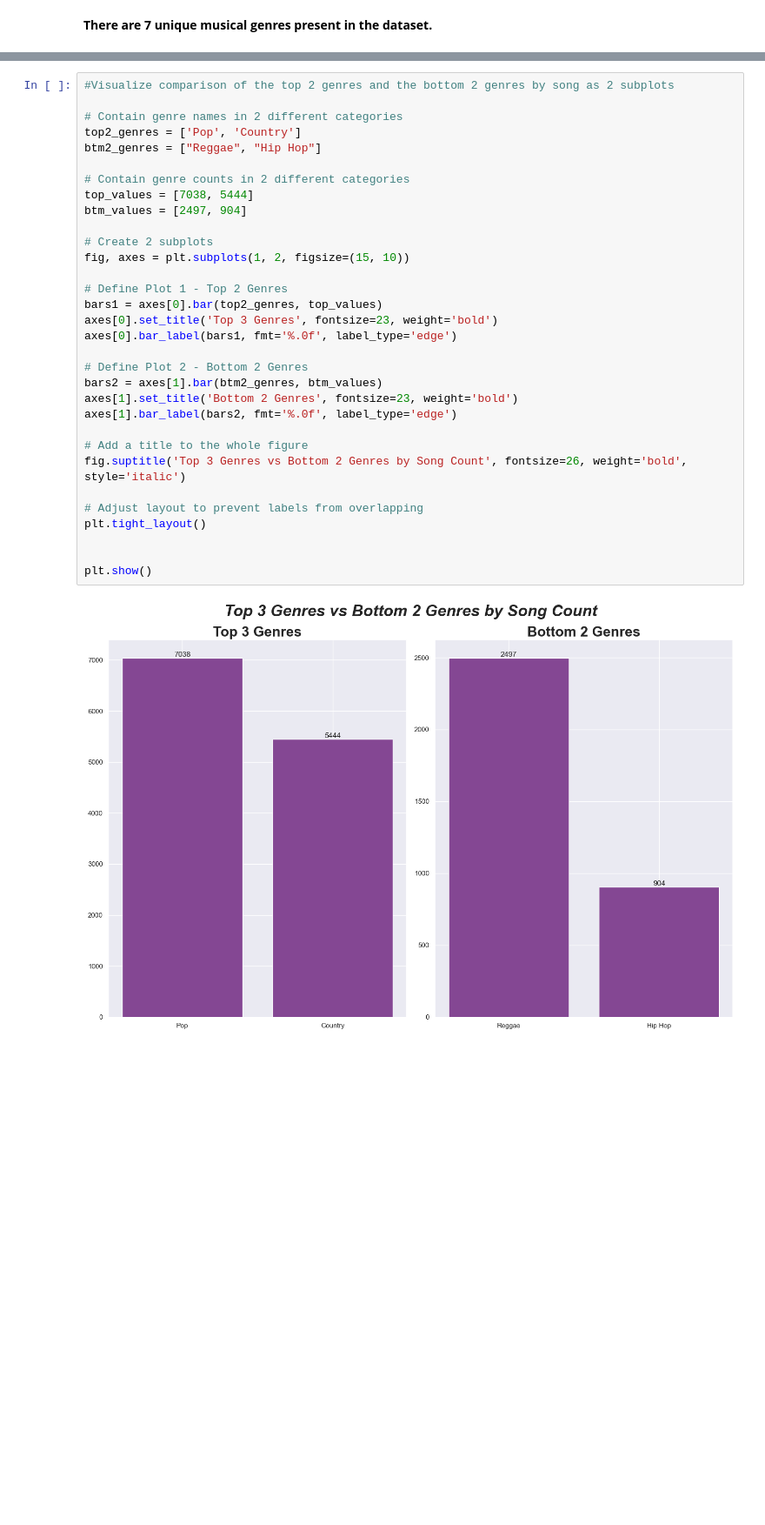
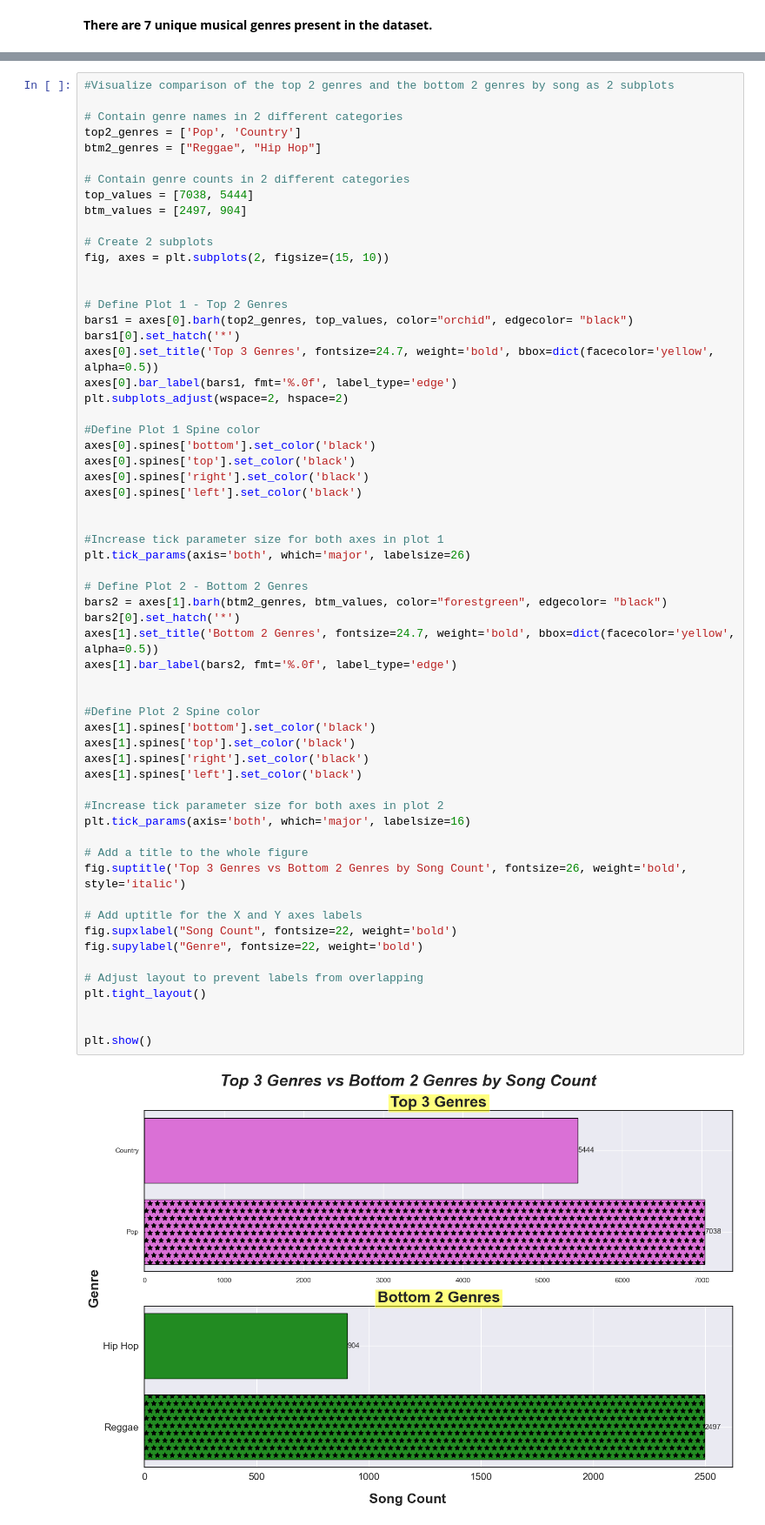
Before and after one commit to thetechleila/Music-Recommendation-Algorithm, a Jupyter notebook: EDA_music.ipynb, the cells around one changed output, grey strips where cells are left out. Shown at 87% size. Drawn from its saved outputs; the diff is of its cells as text; blank space fills up the shorter version.

Commit message:
eda genredone

```diff
--- a/EDA_music.ipynb
+++ b/EDA_music.ipynb
@@ -383,34 +383,62 @@ plt.show()
 # %%
 #Visualize comparison of the top 2 genres and the bottom 2 genres by song as 2 subplots
 
 # Contain genre names in 2 different categories
 top2_genres = ['Pop', 'Country']
 btm2_genres = ["Reggae", "Hip Hop"]
 
 # Contain genre counts in 2 different categories
 top_values = [7038, 5444]
 btm_values = [2497, 904]
 
 # Create 2 subplots
-fig, axes = plt.subplots(1, 2, figsize=(15, 10))
+fig, axes = plt.subplots(2, figsize=(15, 10))
+
 
 # Define Plot 1 - Top 2 Genres
-bars1 = axes[0].bar(top2_genres, top_values)
-axes[0].set_title('Top 3 Genres', fontsize=23, weight='bold')
+bars1 = axes[0].barh(top2_genres, top_values, color="orchid", edgecolor= "black")
+bars1[0].set_hatch('*')
+axes[0].set_title('Top 3 Genres', fontsize=24.7, weight='bold', bbox=dict(facecolor='yellow', alpha=0.5))
 axes[0].bar_label(bars1, fmt='%.0f', label_type='edge')
+plt.subplots_adjust(wspace=2, hspace=2)
+
+#Define Plot 1 Spine color
+axes[0].spines['bottom'].set_color('black')
+axes[0].spines['top'].set_color('black')
+axes[0].spines['right'].set_color('black')
+axes[0].spines['left'].set_color('black')
+
+
+#Increase tick parameter size for both axes in plot 1
+plt.tick_params(axis='both', which='major', labelsize=26)
 
 # Define Plot 2 - Bottom 2 Genres
-bars2 = axes[1].bar(btm2_genres, btm_values)
-axes[1].set_title('Bottom 2 Genres', fontsize=23, weight='bold')
+bars2 = axes[1].barh(btm2_genres, btm_values, color="forestgreen", edgecolor= "black")
+bars2[0].set_hatch('*')
+axes[1].set_title('Bottom 2 Genres', fontsize=24.7, weight='bold', bbox=dict(facecolor='yellow', alpha=0.5))
 axes[1].bar_label(bars2, fmt='%.0f', label_type='edge')
+
+
+#Define Plot 2 Spine color
+axes[1].spines['bottom'].set_color('black')
+axes[1].spines['top'].set_color('black')
+axes[1].spines['right'].set_color('black')
+axes[1].spines['left'].set_color('black')
+
+#Increase tick parameter size for both axes in plot 2
+plt.tick_params(axis='both', which='major', labelsize=16)
 
 # Add a title to the whole figure
 fig.suptitle('Top 3 Genres vs Bottom 2 Genres by Song Count', fontsize=26, weight='bold', style='italic')
+
+# Add uptitle for the X and Y axes labels
+fig.supxlabel("Song Count", fontsize=22, weight='bold')
+fig.supylabel("Genre", fontsize=22, weight='bold')
 
 # Adjust layout to prevent labels from overlapping
 plt.tight_layout()
 
 
 plt.show()
 # %% [output]
-[figure, old version]
+[figure, new version]
```
Also changed, not shown: 1 other file.
